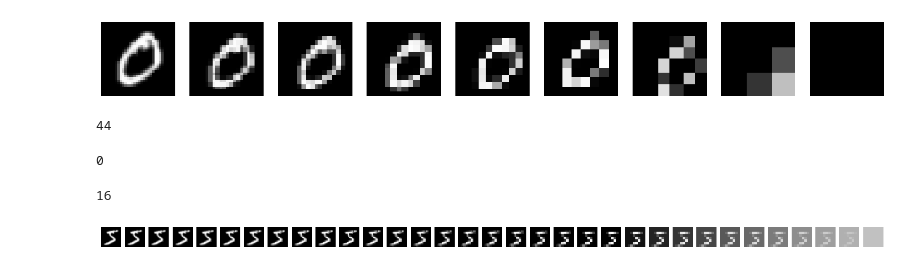
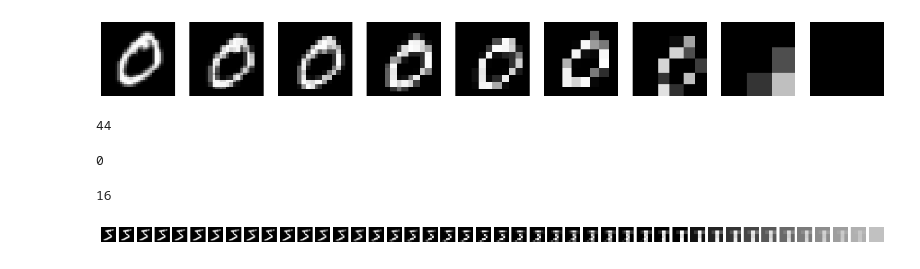
Before and after one commit to christianjensen2903/MNISTDiffusion, a Jupyter notebook: cold.ipynb, the cells around one changed output. Drawn from its saved outputs; the diff is of its cells as text; code cells hidden in the pictures.

```diff
--- a/cold.ipynb
+++ b/cold.ipynb
@@ -82,7 +82,7 @@ class Pixelate:
         """
         size = image_size
         count = 0
-        while size > 4:
+        while size >= 4:
             count += 1
             size //= 2
         return count * (self.n_between + 1) - 1
@@ -112,7 +112,7 @@ class Pixelate:
 
         from_size = image_size // (2 ** (from_index + 1))
 
-        if from_size <= 4:
+        if from_size < 4:
             from_images = self.set_to_random_grey(images, seed)
         else:
             from_transform = transforms.Compose(
@@ -121,31 +121,31 @@ class Pixelate:
                     transforms.Resize(image_size, self.interpolation),
                 ]
             )
             from_images = from_transform(images)
 
         if interpolation == 0:
             return from_images
         else:
             to_size = image_size // (2 ** (from_index))
 
             to_transform = transforms.Compose(
                 [
                     transforms.Resize(to_size, self.interpolation),
                     transforms.Resize(image_size, self.interpolation),
                 ]
             )
 
             to_images = to_transform(images)
 
             return (1 - interpolation) * from_images + interpolation * to_images
 
 pixelate = Pixelate(10)
 
 T = pixelate.calculate_T(32)
 
 for i in range(1):
     showImageList([
         pixelate(train_dataset[i][0], t, seed=1) for t in range(0, T + 1)
     ])
 # %% [output]
-[figure, old version]
+[figure, new version]
```
Also changed, not shown: parts of 4 cells of this notebook, 2 other files.
